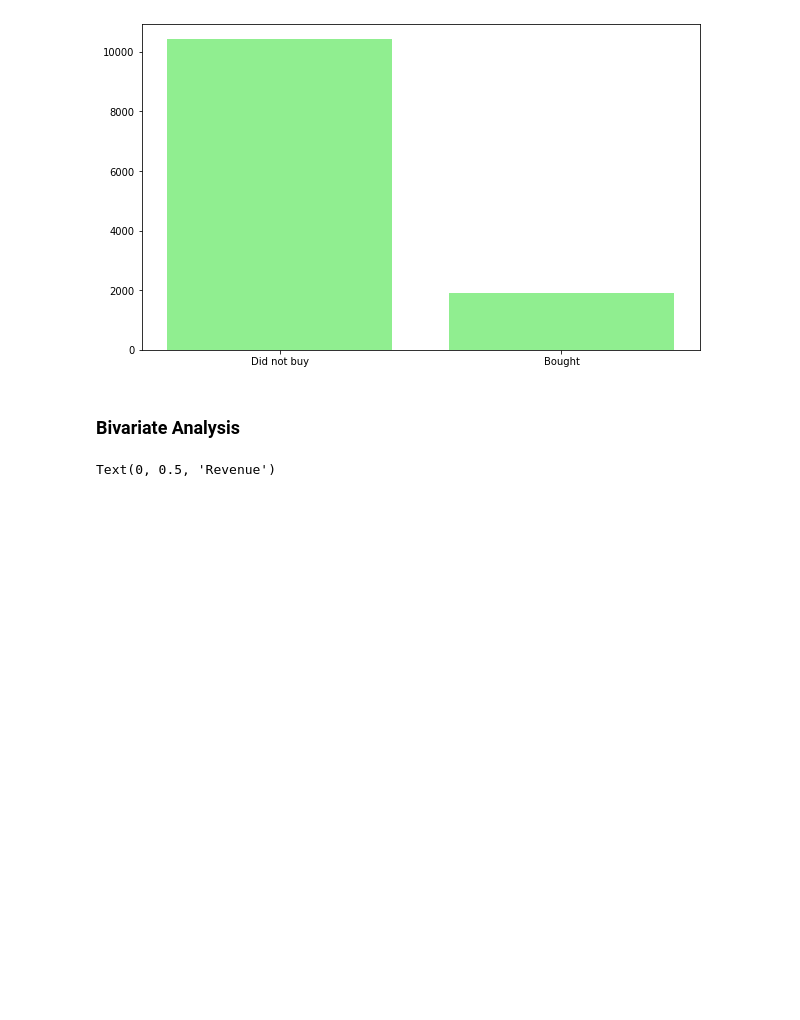
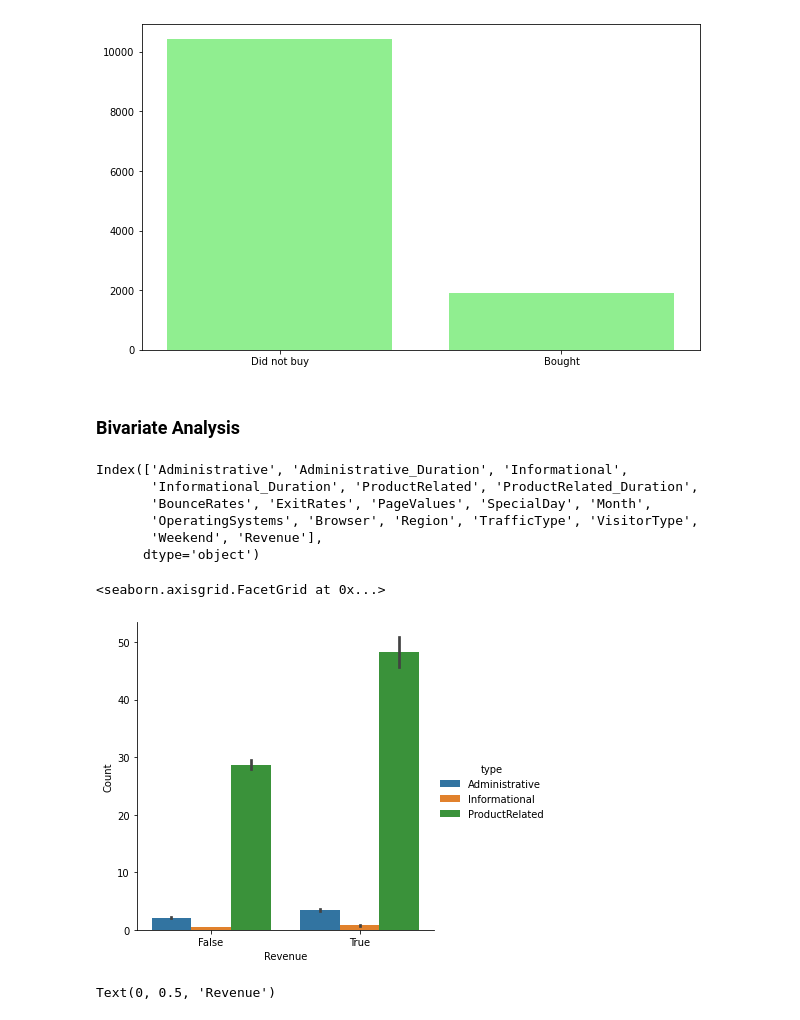
Before and after one commit to SepidehMohammadi/Capstone_python, a Jupyter notebook: Online Shoppers Purchasing Intention.ipynb, the cells around one changed output. Drawn from its saved outputs; the diff is of its cells as text; code cells hidden in the pictures; blank space fills up the shorter version.

```diff
--- a/Online Shoppers Purchasing Intention.ipynb
+++ b/Online Shoppers Purchasing Intention.ipynb
@@ -454,6 +460,22 @@ Bought: 1908
 [figure]
 # %% [markdown]
 ### Bivariate Analysis
+# %%
+OSHIdf.columns
+# %% [output]
+Index(['Administrative', 'Administrative_Duration', 'Informational',
+       'Informational_Duration', 'ProductRelated', 'ProductRelated_Duration',
+       'BounceRates', 'ExitRates', 'PageValues', 'SpecialDay', 'Month',
+       'OperatingSystems', 'Browser', 'Region', 'TrafficType', 'VisitorType',
+       'Weekend', 'Revenue'],
+      dtype='object')
+# %%
+OSHIdf2 = pd.melt(OSHIdf[['Administrative','Informational','ProductRelated','Revenue']], id_vars='Revenue', var_name='type', value_name = 'Count')
+OSHIdf2
+sns.factorplot(x='Revenue', y='Count',hue ='type', data = OSHIdf2, kind ='bar')
+# %% [output]
+<seaborn.axisgrid.FacetGrid at 0x...>
+[figure, added]
 # %%
 plt.rcParams['figure.figsize'] = (20, 17)
 
```
Also changed, not shown: parts of 343 cells of this notebook, 2 other files.
